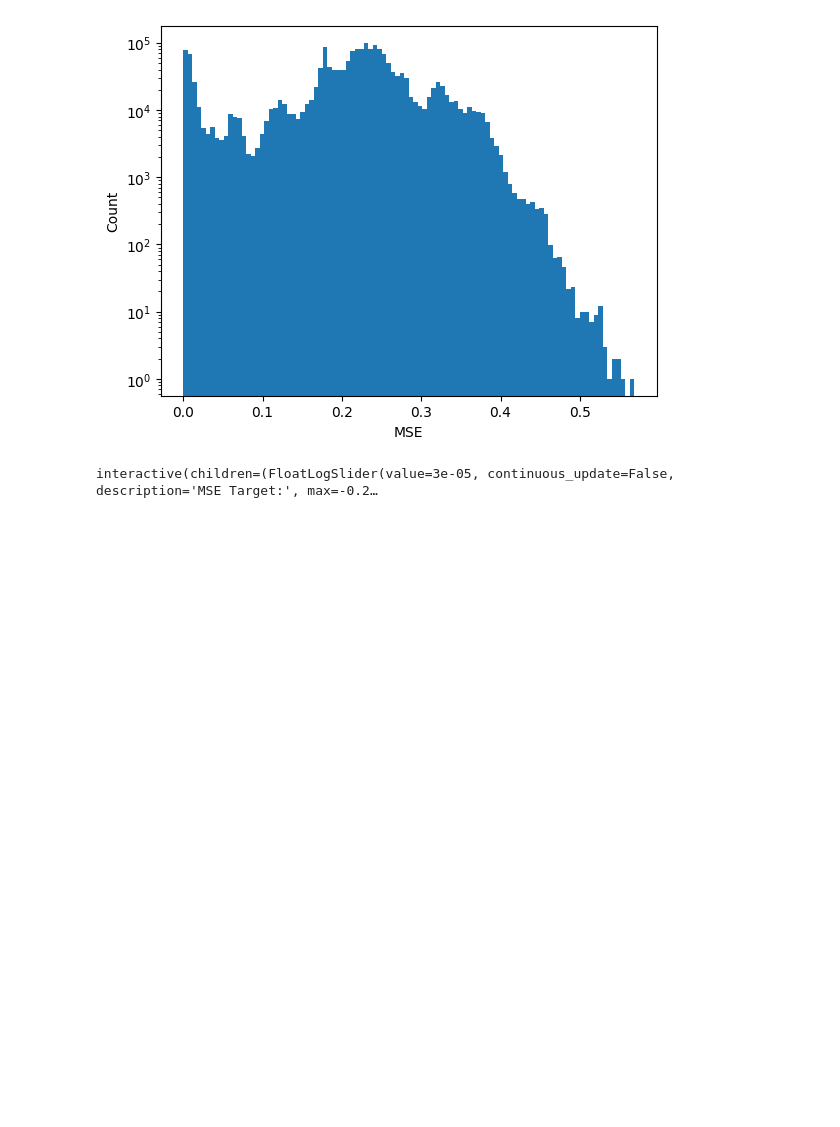
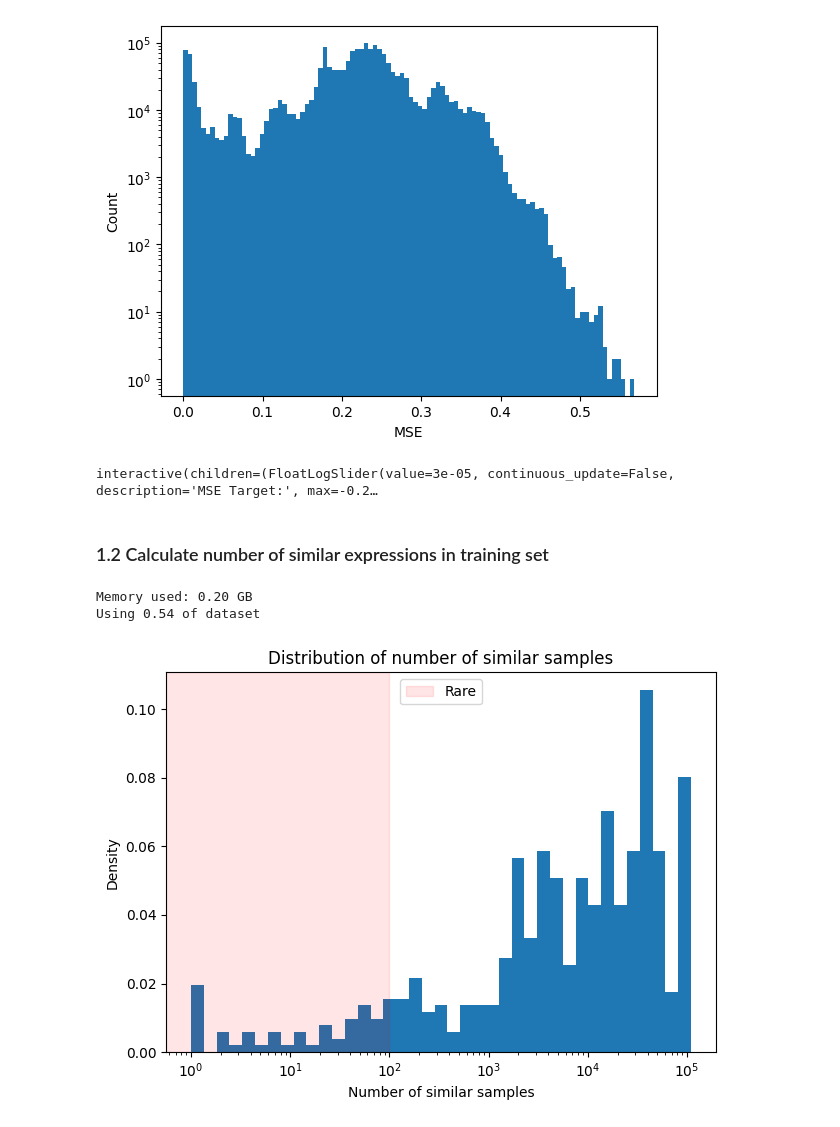
Before and after one commit to LuisCarretero/similar-expressions, a Jupyter notebook: src/dev/sampling_analysis.ipynb, the cells around one changed output. Saved outputs shown, nothing was run; the diff lists cells and outputs as text; code cells hidden in the pictures; blank space fills up the shorter version.

```diff
--- a/src/dev/sampling_analysis.ipynb
+++ b/src/dev/sampling_analysis.ipynb
@@ -76,4 +55,5 @@ name = 'dataset_241204_2'
 
 cfg = load_config('../model/config.yaml', fallback_cfg_path='../model/config.yaml')
 
-train_loader, valid_loader, info = create_dataloader(datapath, name, cfg, random_seed=0, shuffle_train=False, value_transform=value_transform)
+train_loader, valid_loader, info = create_dataloader(datapath, name, cfg, random_seed=0, shuffle_train=False, value_transform=lambda x: x)  # Using datasets with data already normalised
+val_x, syntax_cats, value_transform = info['val_x'], info['syntax_cats'], info['value_transform']
@@ -166,3 +146,46 @@ widgets.interactive(update_plot,
                    mse_max=max_mse)
 # %% [output]
 interactive(children=(FloatLogSlider(value=3e-05, continuous_update=False, description='MSE Target:', max=-0.2…
+# %% [markdown]
+### 1.2 Calculate number of similar expressions in training set
+# %%
+# Calculate number of similar samples for a couple of examples
+# Compare similarity of n targets to m samples
+
+n, m = 512, int(1e6)
+BATCH_SIZE = 4
+n = (n // BATCH_SIZE) * BATCH_SIZE  # Round down to nearest batch size
+
+print(f'Memory used: {BATCH_SIZE*m*100/2e9:.2f} GB')
+print(f'Using {m/len(train_loader.dataset):.2f} of dataset')
+assert BATCH_SIZE*m*100 < 4e9, 'Memory limit exceeded (limit is 4GB)'
+
+values_samples = data_from_loader(train_loader, 'values', max_length=m)
+
+similar_count = torch.empty(n)
+for i, values_target in tqdm(enumerate(data_from_loader(train_loader, 'values', batch_size=BATCH_SIZE, max_length=n)), total=n//BATCH_SIZE, desc='Calculating similarity scores'):
+    # Calculate MSE between each target and sample
+    # Reshape to allow broadcasting: (n,points,1) - (m,1,points) -> (n,m)
+    mse = torch.mean(
+        (values_target.unsqueeze(1) - values_samples.unsqueeze(0))**2,
+        dim=2
+    )
+    similar_count[i*BATCH_SIZE:(i+1)*BATCH_SIZE] = (mse < SIMILARITY_THRESHOLD).sum(dim=1)
+# %% [output]
+Memory used: 0.20 GB
+Using 0.54 of dataset
+# %%
+hist, bins = np.histogram(similar_count.numpy(), bins=np.logspace(np.log10(similar_count.min()), np.log10(similar_count.max()), 40))
+hist = hist / hist.sum()
+
+plt.bar(bins[:-1], hist, width=np.diff(bins), align='edge')
+plt.axvspan(xmin=0, xmax=100, color='r', alpha=0.1, label='Rare')
+plt.title('Distribution of number of similar samples')
+plt.xscale('log')
+plt.xlabel('Number of similar samples')
+plt.ylabel('Density')
+plt.legend()
+plt.tight_layout()
+plt.show()
+# %% [output]
+[figure, added]
```
Also changed, not shown: parts of 16 cells of this notebook, 6 other files.
